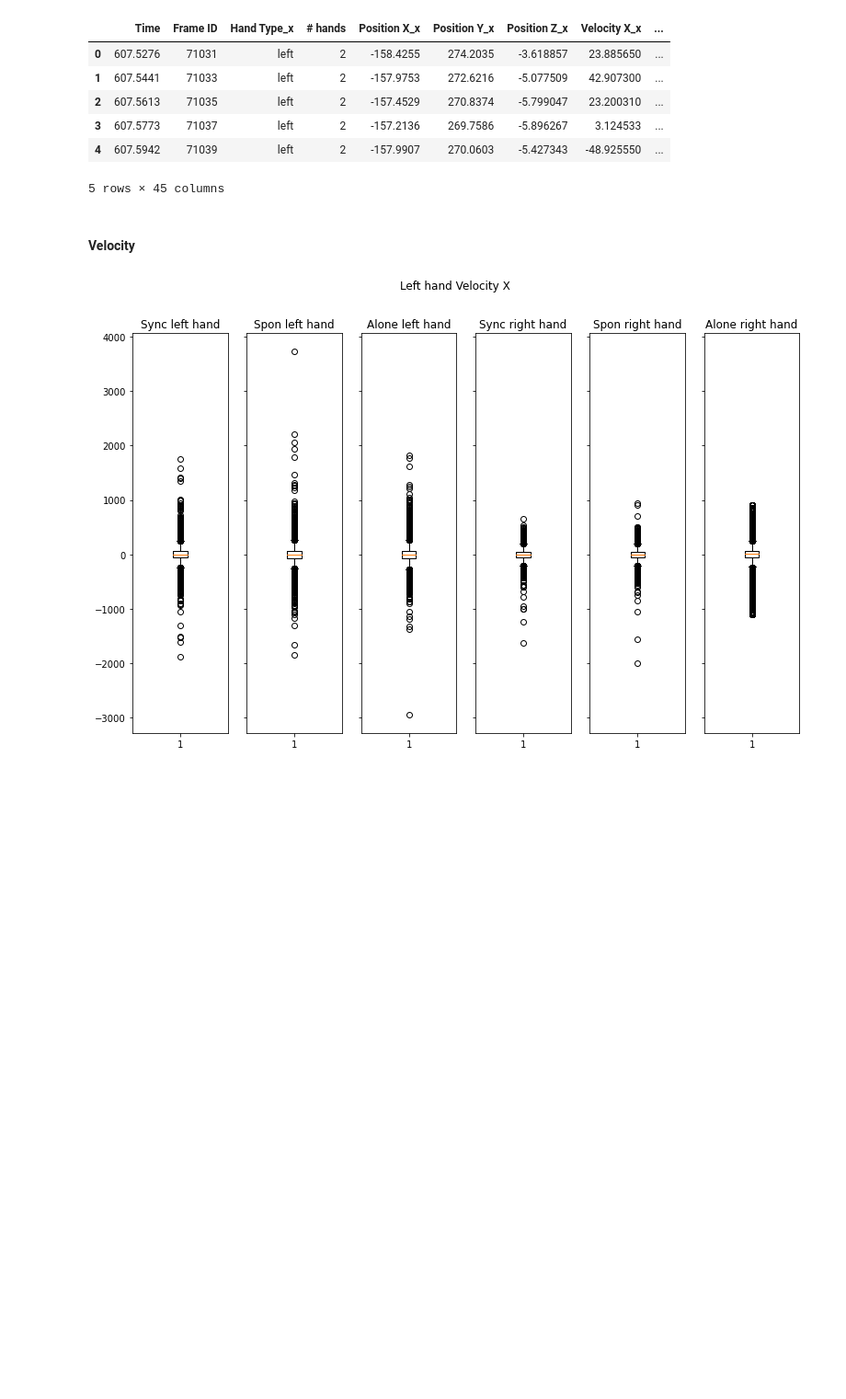
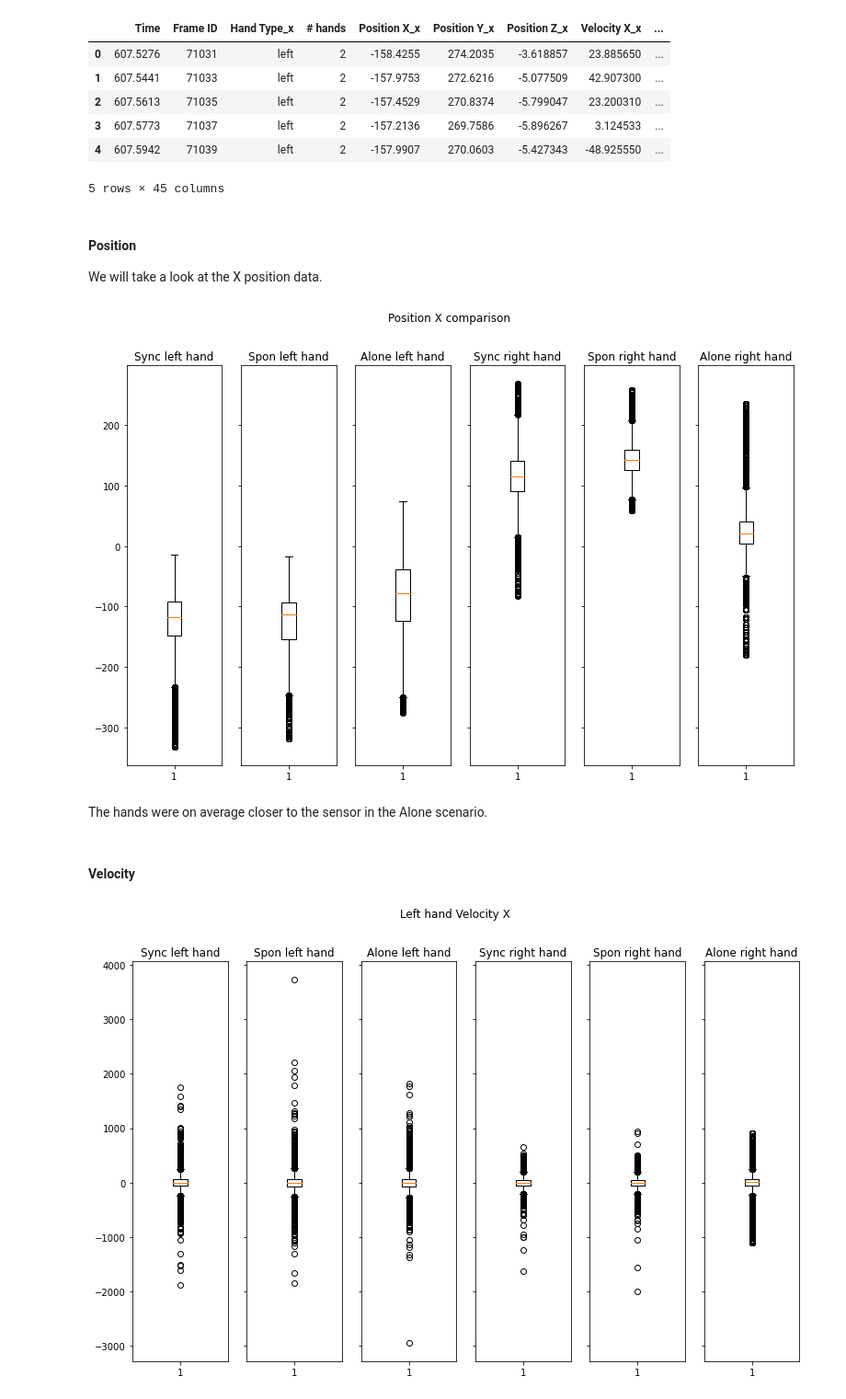
Before and after one commit to oridarshan/data-visualization-project, a Jupyter notebook: Hands Classification.ipynb, the cells around one changed output. Shown at 92% size. Drawn from its saved outputs; the diff is of its cells as text; code cells hidden in the pictures; blank space fills up the shorter version.

```diff
--- a/Hands Classification.ipynb
+++ b/Hands Classification.ipynb
@@ -1049,6 +1029,30 @@ Sync.head()
 | 3 | 607.5773 | 71037 | left | 2 | -157.2136 | 269.7586 | -5.896267 | 3.124533 | ... |
 | 4 | 607.5942 | 71039 | left | 2 | -157.9907 | 270.0603 | -5.427343 | -48.925550 | ... |
 5 rows × 45 columns
+# %% [markdown]
+#### Position
+We will take a look at the X position data.
+# %%
+# difference in X axis position
+fig, (ax1, ax2, ax3, ax4, ax5, ax6)=plt.subplots(1,6,sharey=True,figsize=(13,8))
+ax1.boxplot(exp_Sync.loc[:,[' Position X_x']])
+ax2.boxplot(exp_Spon.loc[:,[' Position X_x']])
+ax3.boxplot(exp_Alone.loc[:,[' Position X_x']])
+ax4.boxplot(exp_Sync.loc[:,[' Position X_y']])
+ax5.boxplot(exp_Spon.loc[:,[' Position X_y']])
+ax6.boxplot(exp_Alone.loc[:,[' Position X_y']])
+ax1.set_title('Sync left hand')
+ax2.set_title('Spon left hand')
+ax3.set_title('Alone left hand')
+ax4.set_title('Sync right hand')
+ax5.set_title('Spon right hand')
+ax6.set_title('Alone right hand')
+fig.suptitle('Position X comparison')
+plt.show()
+# %% [output]
+[figure, added]
+# %% [markdown]
+The hands were on average closer to the sensor in the Alone scenario.
 # %% [markdown]
 #### Velocity
 # %%
```
Also changed, not shown: parts of 14 cells of this notebook, 4 other files.
